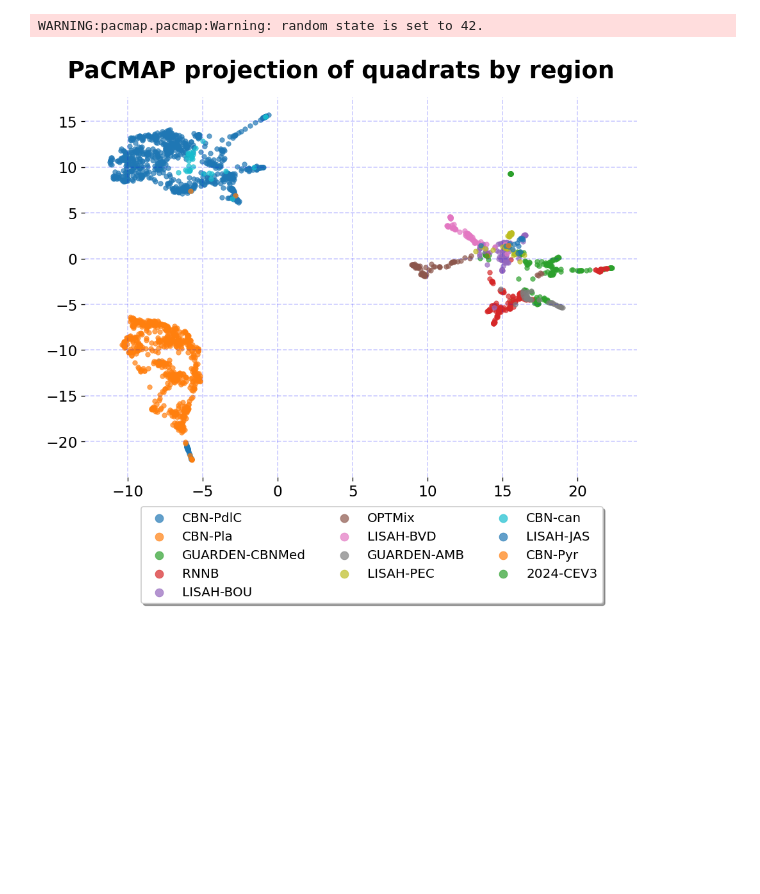
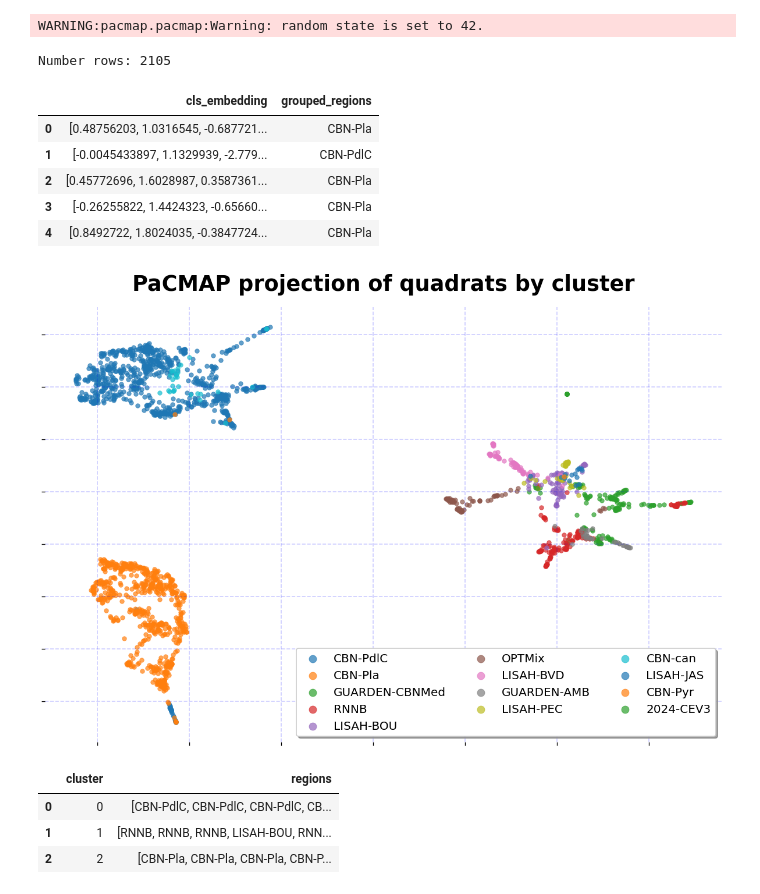
Before and after one commit to dsgt-arc/plantclef-2025, a Jupyter notebook: notebooks/eda/20250412-mg-clustering.ipynb, the cells around one changed output. Cells and saved outputs as stored; diff of their text form; code cells hidden in the pictures; blank space fills up the shorter version.

Commit message:
updated clustering notebook, added KMeans clustering and plotting

```diff
--- a/notebooks/eda/20250412-mg-clustering.ipynb
+++ b/notebooks/eda/20250412-mg-clustering.ipynb
@@ -170,4 +170,15 @@ pandas_df, cls_embedding, cls_scaled_emb = get_pandas_embeddings(
 )
 # %% [output]
 WARNING:pacmap.pacmap:Warning: random state is set to 42.
+# %%
+print(f"Number rows: {len(pandas_df)}")
+pandas_df.head(5)
+# %% [output]
+Number rows: 2105
+|  | cls_embedding | grouped_regions |
+| 0 | [0.48756203, 1.0316545, -0.687721... | CBN-Pla |
+| 1 | [-0.0045433897, 1.1329939, -2.779... | CBN-PdlC |
+| 2 | [0.45772696, 1.6028987, 0.3587361... | CBN-Pla |
+| 3 | [-0.26255822, 1.4424323, -0.65660... | CBN-Pla |
+| 4 | [0.8492722, 1.8024035, -0.3847724... | CBN-Pla |
 # %%
@@ -239,14 +262,38 @@ def plot_pacmap_clusters(
 # %%
 # plot PaCMAP clusters
 plot_pacmap_clusters(
     pandas_df,
     cls_embedding,
-    figsize=(8, 6),
+    col_name="grouped_regions",
+    color_by="cluster",
+    figsize=(10, 7),
     dpi=120,
 )
 # %% [output]
-[figure, old version]
+[figure, new version]
 # %%
-# TODO:
-# run KMeans clustering on the PaCMAP embeddings
-# group by cluster identities
+from sklearn.cluster import KMeans
+
+# run KMeans clustering on the PaCMAP embeddings, get 3 clusters
+# for each cluster region --> group by cluster indexes
+
+# apply KMeans clustering with 3 clusters
+kmeans = KMeans(n_clusters=3, random_state=42)
+cluster_labels = kmeans.fit_predict(cls_embedding)
+
+# add cluster labels to the dataframe
+cluster_df = pandas_df.copy()
+cluster_df["cluster"] = cluster_labels
+
+# Group by cluster and show regions
+cluster_groups = (
+    cluster_df.groupby("cluster")["grouped_regions"]
+    .apply(list)
+    .reset_index(name="regions")
+)
+cluster_groups.head()
+# %% [output]
+|  | cluster | regions |
+| 0 | 0 | [CBN-PdlC, CBN-PdlC, CBN-PdlC, CB... |
+| 1 | 1 | [RNNB, RNNB, RNNB, LISAH-BOU, RNN... |
+| 2 | 2 | [CBN-Pla, CBN-Pla, CBN-Pla, CBN-P... |
```
Also changed, not shown: parts of 9 cells of this notebook.
